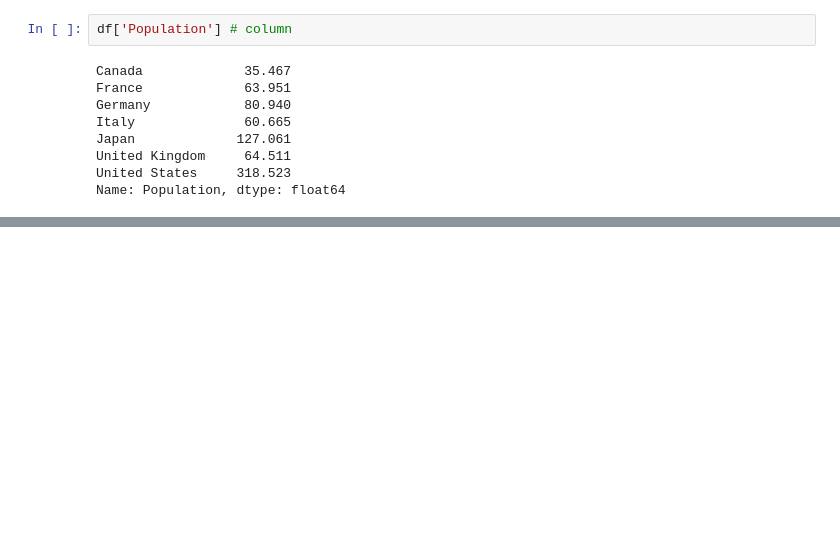
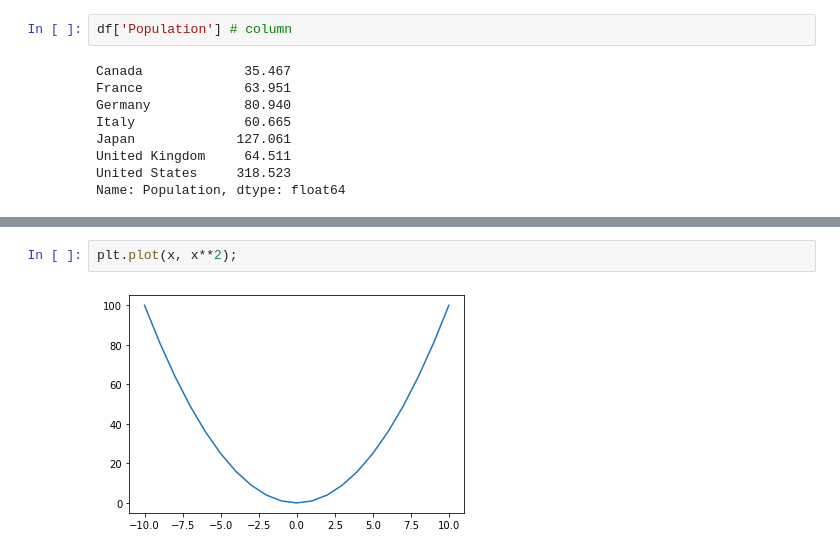
Before and after one commit to juangomez9619/Data-Analysis-with-python, a Jupyter notebook: Pandas Dataframes.ipynb, the cells around one changed output, grey strips where cells are left out. Saved outputs shown, nothing was run; the diff lists cells and outputs as text; blank space fills up the shorter version.

```diff
--- a/Pandas Dataframes.ipynb
+++ b/Pandas Dataframes.ipynb
@@ -181,0 +680,4 @@ Name: Population, dtype: float64
+# %%
+plt.plot(x, x**2);
+# %% [output]
+[figure, added]
```
Also changed, not shown: parts of 88 cells of this notebook, 37 other files.
